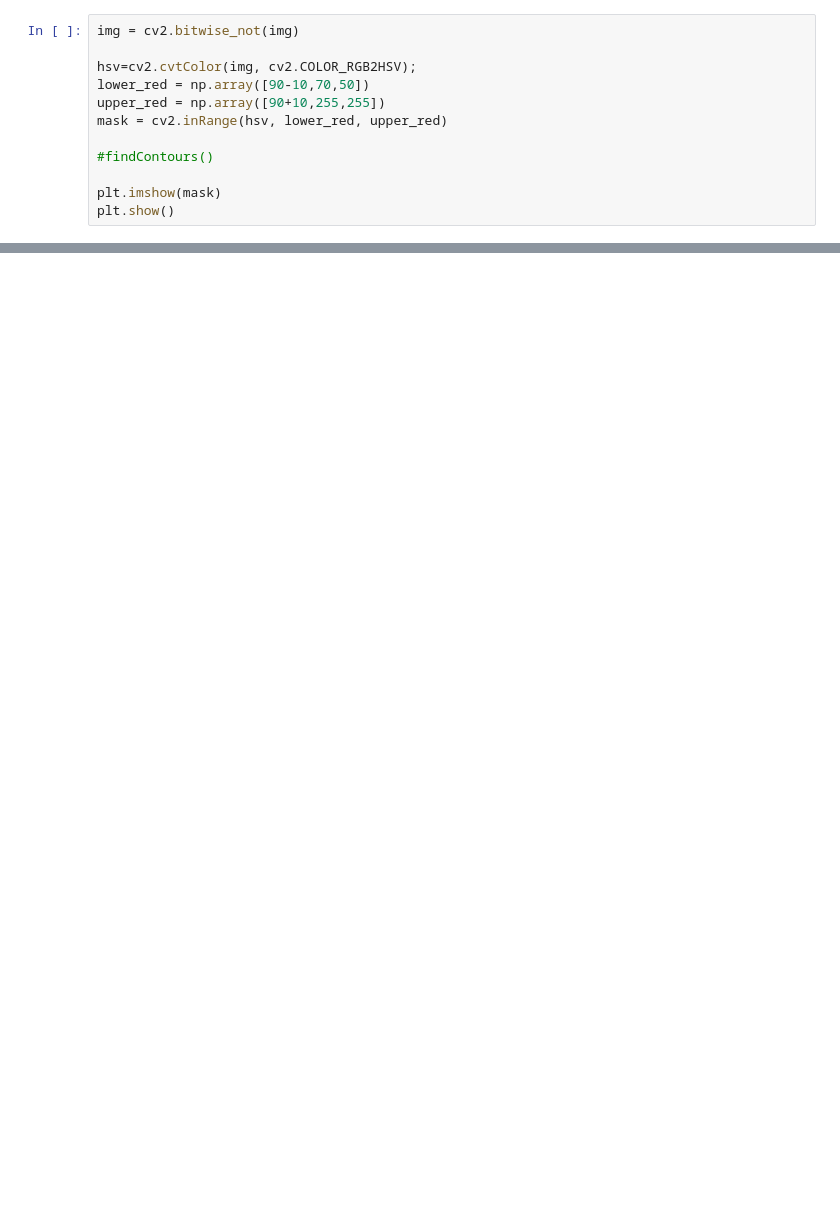
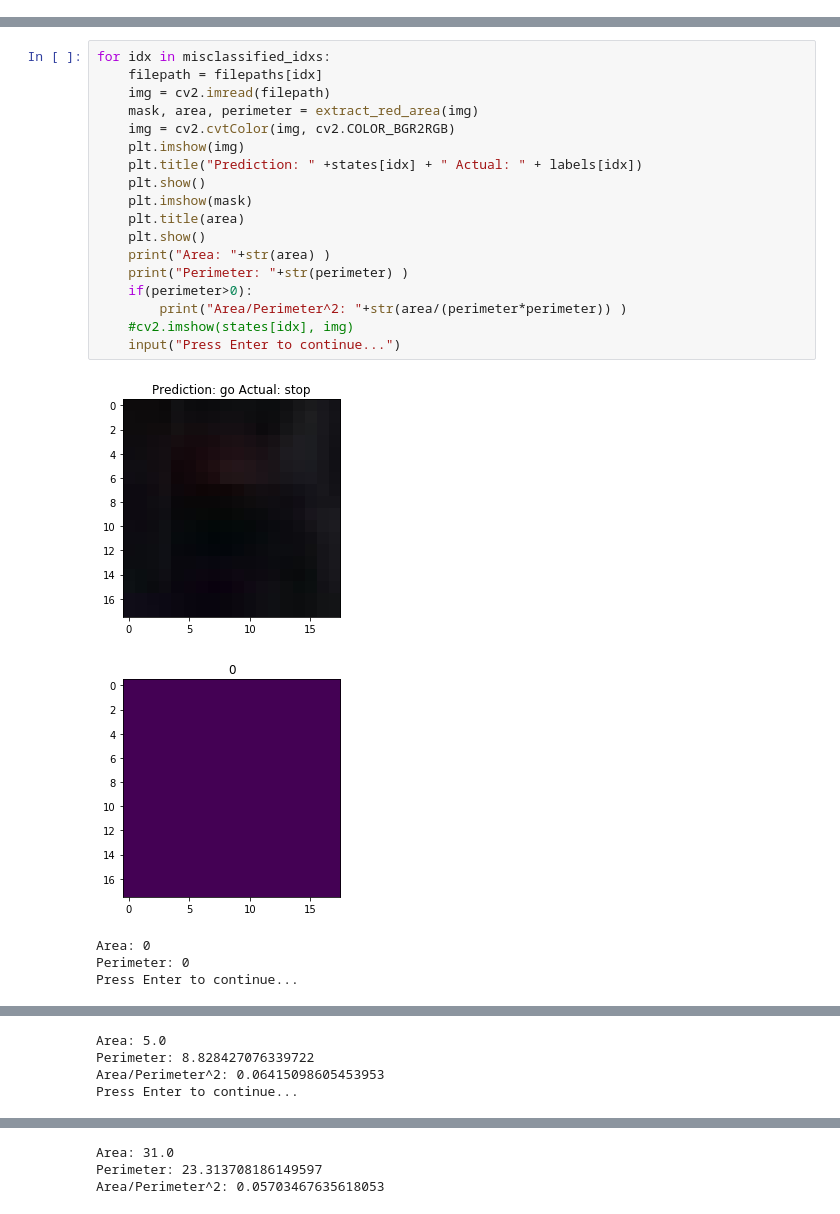
Before and after one commit to matttpj/CarND-Capstone, a Jupyter notebook: research/state-classifier/state-classifier.ipynb, the cells around one changed output, grey strips where cells are left out. Cells and saved outputs as stored; diff of their text form; blank space fills up the shorter version.

```diff
--- a/research/state-classifier/state-classifier.ipynb
+++ b/research/state-classifier/state-classifier.ipynb
@@ -29,12 +26,0 @@ plt.show()
-# %%
-img = cv2.bitwise_not(img)
-
-hsv=cv2.cvtColor(img, cv2.COLOR_RGB2HSV);
-lower_red = np.array([90-10,70,50])
-upper_red = np.array([90+10,255,255])
-mask = cv2.inRange(hsv, lower_red, upper_red)
-
-#findContours()
-
-plt.imshow(mask)
-plt.show()
@@ -42,0 +72,24 @@ plt.show()
+# %%
+for idx in misclassified_idxs:
+    filepath = filepaths[idx]
+    img = cv2.imread(filepath)
+    mask, area, perimeter = extract_red_area(img)
+    img = cv2.cvtColor(img, cv2.COLOR_BGR2RGB)
+    plt.imshow(img)
+    plt.title("Prediction: " +states[idx] + " Actual: " + labels[idx])
+    plt.show()
+    plt.imshow(mask)
+    plt.title(area)
+    plt.show()
+    print("Area: "+str(area) )
+    print("Perimeter: "+str(perimeter) )
+    if(perimeter>0):
+        print("Area/Perimeter^2: "+str(area/(perimeter*perimeter)) )
+    #cv2.imshow(states[idx], img)
+    input("Press Enter to continue...")
+# %% [output]
+[figure, added]
+[figure, added]
+Area: 0
+Perimeter: 0
+Press Enter to continue...
@@ -42,0 +98,4 @@ plt.show()
+Area: 5.0
+Perimeter: 8.828427076339722
+Area/Perimeter^2: 0.06415098605453953
+Press Enter to continue...
@@ -42,0 +104,3 @@ plt.show()
+Area: 31.0
+Perimeter: 23.313708186149597
+Area/Perimeter^2: 0.05703467635618053
```
Also changed, not shown: parts of 4 cells of this notebook, 1 other file.
